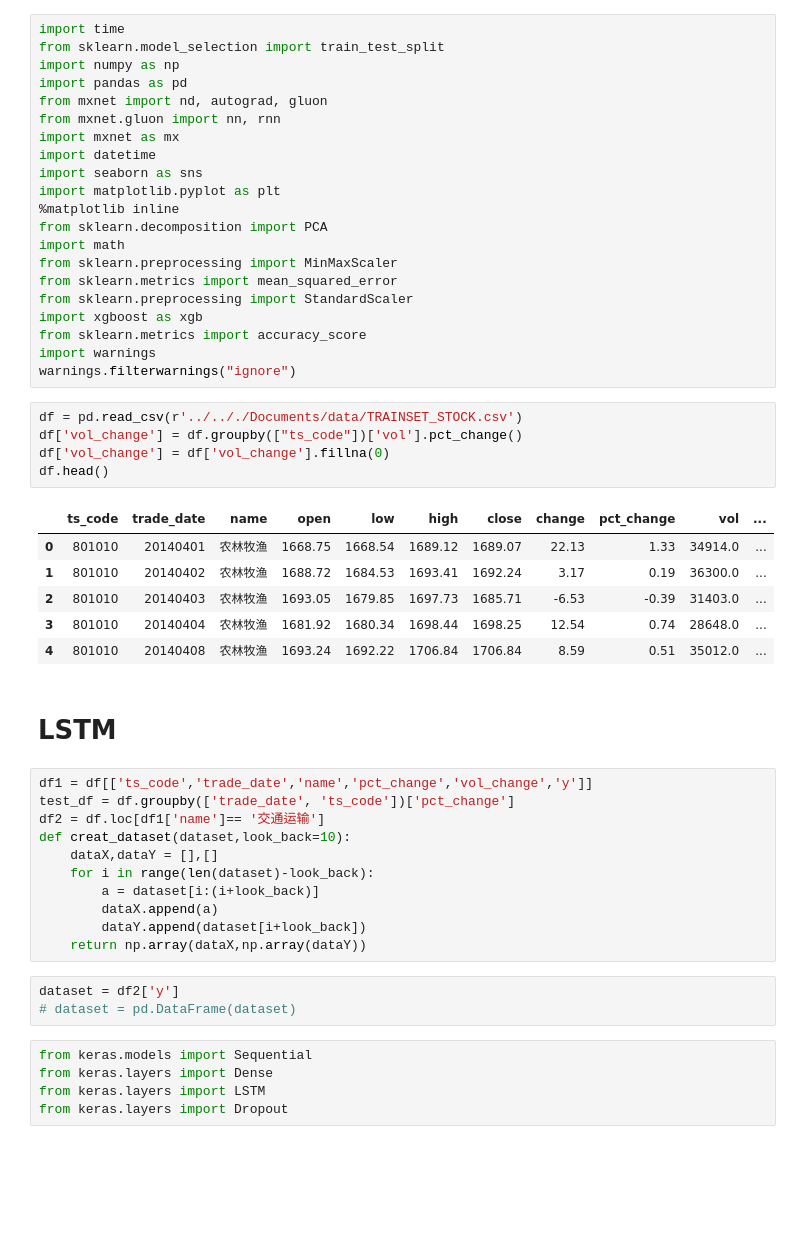
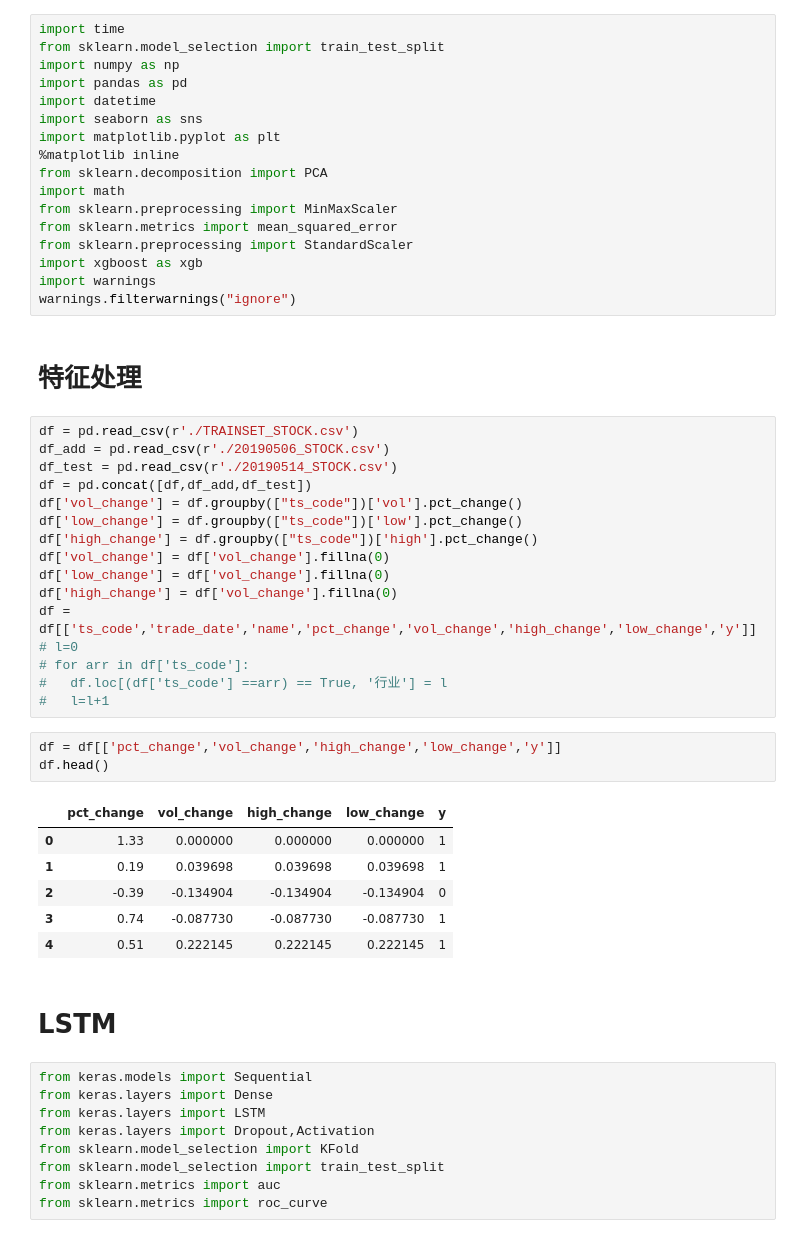
Before and after one commit to sharyxue/News-to-Predict-Stock-Movements, a Jupyter notebook: Code/stockprocessing.ipynb, the cells around one changed output. Cells and saved outputs as stored; diff of their text form; blank space fills up the shorter version.

```diff
--- a/Code/stockprocessing.ipynb
+++ b/Code/stockprocessing.ipynb
@@ -3,9 +3,6 @@ import time
 from sklearn.model_selection import train_test_split
 import numpy as np
 import pandas as pd
-from mxnet import nd, autograd, gluon
-from mxnet.gluon import nn, rnn
-import mxnet as mx
 import datetime
 import seaborn as sns
 import matplotlib.pyplot as plt
@@ -16,39 +13,44 @@ from sklearn.preprocessing import MinMaxScaler
 from sklearn.metrics import mean_squared_error
 from sklearn.preprocessing import StandardScaler
 import xgboost as xgb
-from sklearn.metrics import accuracy_score
 import warnings
 warnings.filterwarnings("ignore")
-# %%
-df = pd.read_csv(r'../.././Documents/data/TRAINSET_STOCK.csv')
-df['vol_change'] = df.groupby(["ts_code"])['vol'].pct_change()
-df['vol_change'] = df['vol_change'].fillna(0)
-df.head()
-# %% [output]
-|  | ts_code | trade_date | name | open | low | high | close | change | pct_change | vol | ... |
-| 0 | 801010 | 20140401 | 农林牧渔 | 1668.75 | 1668.54 | 1689.12 | 1689.07 | 22.13 | 1.33 | 34914.0 | ... |
-| 1 | 801010 | 20140402 | 农林牧渔 | 1688.72 | 1684.53 | 1693.41 | 1692.24 | 3.17 | 0.19 | 36300.0 | ... |
-| 2 | 801010 | 20140403 | 农林牧渔 | 1693.05 | 1679.85 | 1697.73 | 1685.71 | -6.53 | -0.39 | 31403.0 | ... |
-| 3 | 801010 | 20140404 | 农林牧渔 | 1681.92 | 1680.34 | 1698.44 | 1698.25 | 12.54 | 0.74 | 28648.0 | ... |
-| 4 | 801010 | 20140408 | 农林牧渔 | 1693.24 | 1692.22 | 1706.84 | 1706.84 | 8.59 | 0.51 | 35012.0 | ... |
+# %% [markdown]
+# 特征处理
+# %%
+df = pd.read_csv(r'./TRAINSET_STOCK.csv')
+df_add = pd.read_csv(r'./20190506_STOCK.csv')
+df_test = pd.read_csv(r'./20190514_STOCK.csv')
+df = pd.concat([df,df_add,df_test])
+df['vol_change'] = df.groupby(["ts_code"])['vol'].pct_change()
+df['low_change'] = df.groupby(["ts_code"])['low'].pct_change()
+df['high_change'] = df.groupby(["ts_code"])['high'].pct_change()
+df['vol_change'] = df['vol_change'].fillna(0)
+df['low_change'] = df['vol_change'].fillna(0)
+df['high_change'] = df['vol_change'].fillna(0)
+df =  df[['ts_code','trade_date','name','pct_change','vol_change','high_change','low_change','y']]
+# l=0
+# for arr in df['ts_code']:
+#   df.loc[(df['ts_code'] ==arr) == True, '行业'] = l
+#   l=l+1
+# %%
+df = df[['pct_change','vol_change','high_change','low_change','y']]
+df.head()
+# %% [output]
+|  | pct_change | vol_change | high_change | low_change | y |
+| 0 | 1.33 | 0.000000 | 0.000000 | 0.000000 | 1 |
+| 1 | 0.19 | 0.039698 | 0.039698 | 0.039698 | 1 |
+| 2 | -0.39 | -0.134904 | -0.134904 | -0.134904 | 0 |
+| 3 | 0.74 | -0.087730 | -0.087730 | -0.087730 | 1 |
+| 4 | 0.51 | 0.222145 | 0.222145 | 0.222145 | 1 |
 # %% [markdown]
 # LSTM
-# %%
-df1 = df[['ts_code','trade_date','name','pct_change','vol_change','y']]
-test_df = df.groupby(['trade_date', 'ts_code'])['pct_change']
-df2 = df.loc[df1['name']== '交通运输']
-def creat_dataset(dataset,look_back=10):
-    dataX,dataY = [],[]
-    for i in range(len(dataset)-look_back):
-        a = dataset[i:(i+look_back)]
-        dataX.append(a)
-        dataY.append(dataset[i+look_back])
-    return np.array(dataX,np.array(dataY))
-# %%
-dataset = df2['y']
-# dataset = pd.DataFrame(dataset)
 # %%
 from keras.models import Sequential
 from keras.layers import Dense
 from keras.layers import LSTM
-from keras.layers import Dropout
+from keras.layers import Dropout,Activation
+from sklearn.model_selection import KFold
+from sklearn.model_selection import train_test_split
+from sklearn.metrics import auc
+from sklearn.metrics import roc_curve
```
Also changed, not shown: parts of 27 cells of this notebook, 1 other file.
